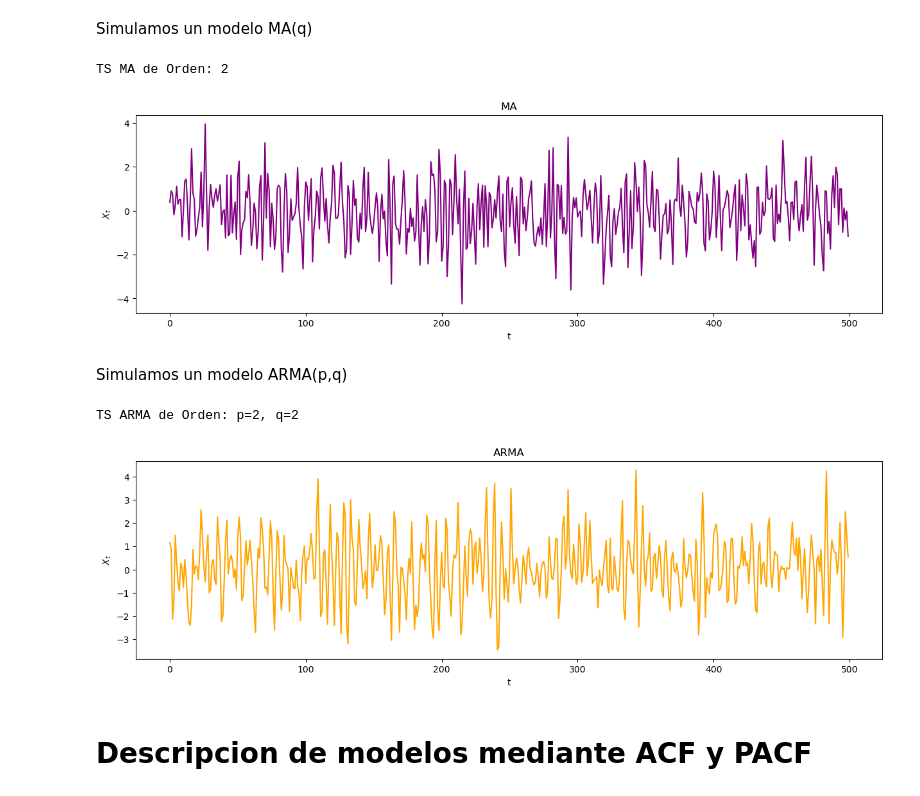
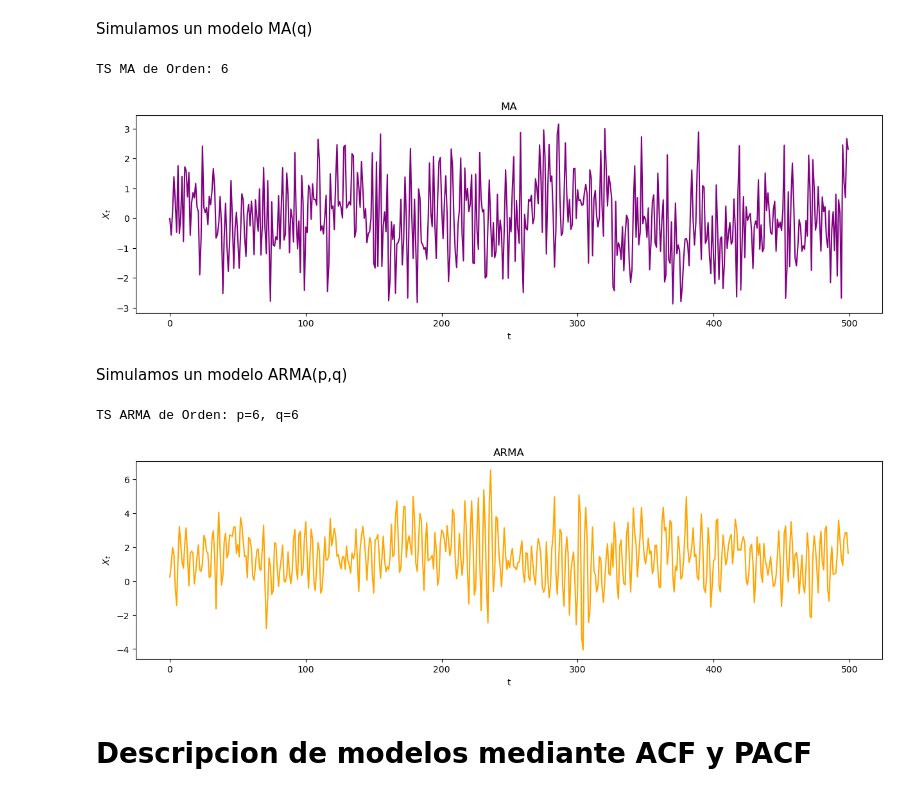
Before and after one commit to LuisGorozpe/py-ts-code, a Jupyter notebook: sesion3.ipynb, the cells around one changed output. Saved outputs shown, nothing was run; the diff lists cells and outputs as text; code cells hidden in the pictures.

```diff
--- a/sesion3.ipynb
+++ b/sesion3.ipynb
@@ -138,22 +158,22 @@ TS AR de Orden: 2
 # %% [markdown]
 Simulamos un modelo MA(q)
 # %%
-C=[1/2,-1/2]
+C=[1/2,-1/2,0.3,0.2,0.2,0.3]
 MA3_1=Simul_TS_MA(C,T)
 plot_df(MA3_1, range(T), MA3_1, title="MA", xlabel='t', ylabel='$X_t$', colores="purple", dpi=100)
 # %% [output]
-TS MA de Orden: 2
+TS MA de Orden: 6
-[figure, old version]
+[figure, new version]
 # %% [markdown]
 Simulamos un modelo ARMA(p,q)
 # %%
-P=[1/2,-1/2]
-Q=[1/2,-1/2]
+P=[1/2,-1/2,0.15,0.2,0.2,0.12]
+Q=[1/2,-1/2,0.1,0.2,0.2,0.2]
 ARMA3_1=Simul_TS_ARMA(P,Q,T)
 plot_df(ARMA3_1[len(P):], range(T), ARMA3_1[len(P):], title="ARMA", xlabel='t', ylabel='$X_t$', colores="orange", dpi=100)
 # %% [output]
-TS ARMA de Orden: p=2, q=2
+TS ARMA de Orden: p=6, q=6
-[figure, old version]
+[figure, new version]
 # %% [markdown]
 # Descripcion de modelos mediante ACF y PACF
 # %% [markdown]
```
Also changed, not shown: parts of 15 cells of this notebook, 1 other file.
